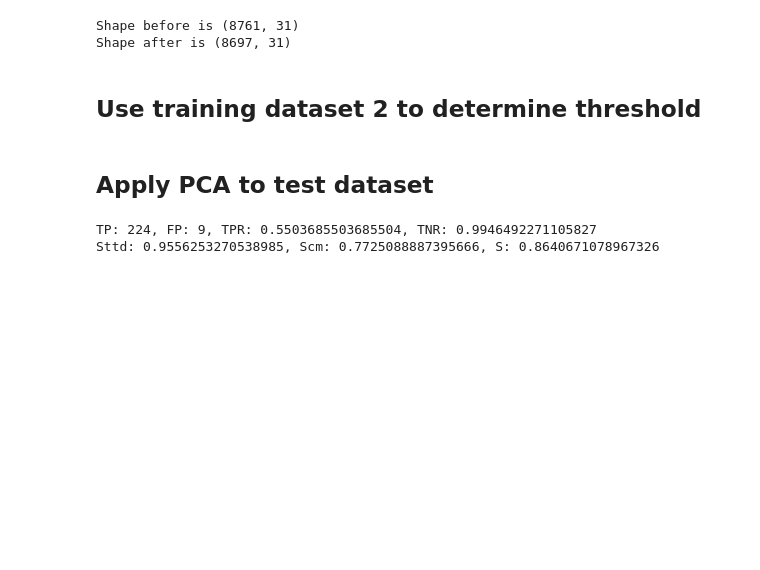
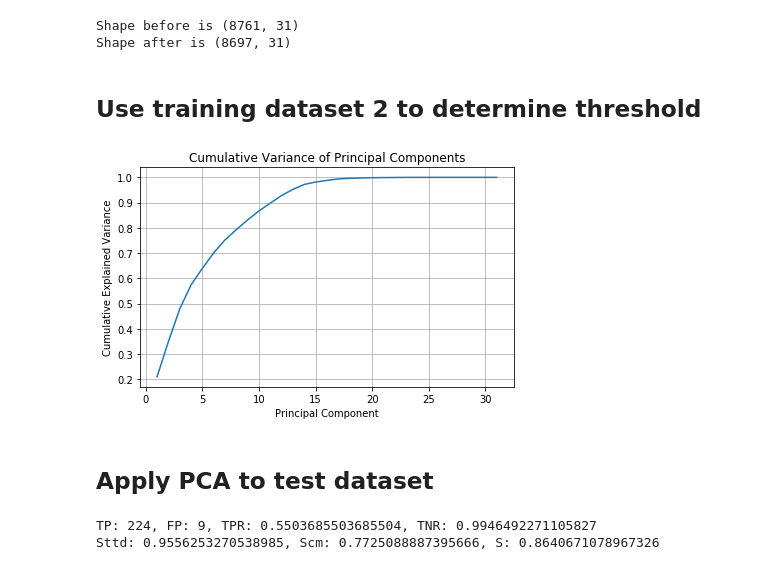
Before and after one commit to RafailSkoulos17/cyber_data_analytics, a Jupyter notebook: anomaly_detection/pca.ipynb, the cells around one changed output. Saved outputs shown, nothing was run; the diff lists cells and outputs as text; code cells hidden in the pictures; blank space fills up the shorter version.

```diff
--- a/anomaly_detection/pca.ipynb
+++ b/anomaly_detection/pca.ipynb
@@ -178,15 +175,18 @@ Shape after is (8697, 31)
 # %%
 # we use training dataset 2 to find the optimal classification threshold
 pca = PCA(n_components=pca_train_data2.shape[1])
 pca.fit(pca_train_data2)
 components_dataset2 = get_num_of_components(pca_train_data2, 0.95)
+plot_cumulative_explained_var(pca_train_data2)
 threshold = get_threshold(pca, components_dataset2, conf=0.95)
 
 # another way to get a threshold
 # residuals = pca_train_data2 - pca.inverse_transform(pca.transform(pca_train_data2))
 # res_norm = np.sqrt(np.square(residuals).sum(axis=1))
 # total_errors = [err for i, err in enumerate(res_norm) if train_y2[i] == 1]
 # threshold = np.max(total_errors) # computed classification threshold
+# %% [output]
+[figure, added]
 # %% [markdown]
 ## Apply PCA to test dataset
 # %%
```
Also changed, not shown: parts of 3 cells of this notebook, 1 other file.
